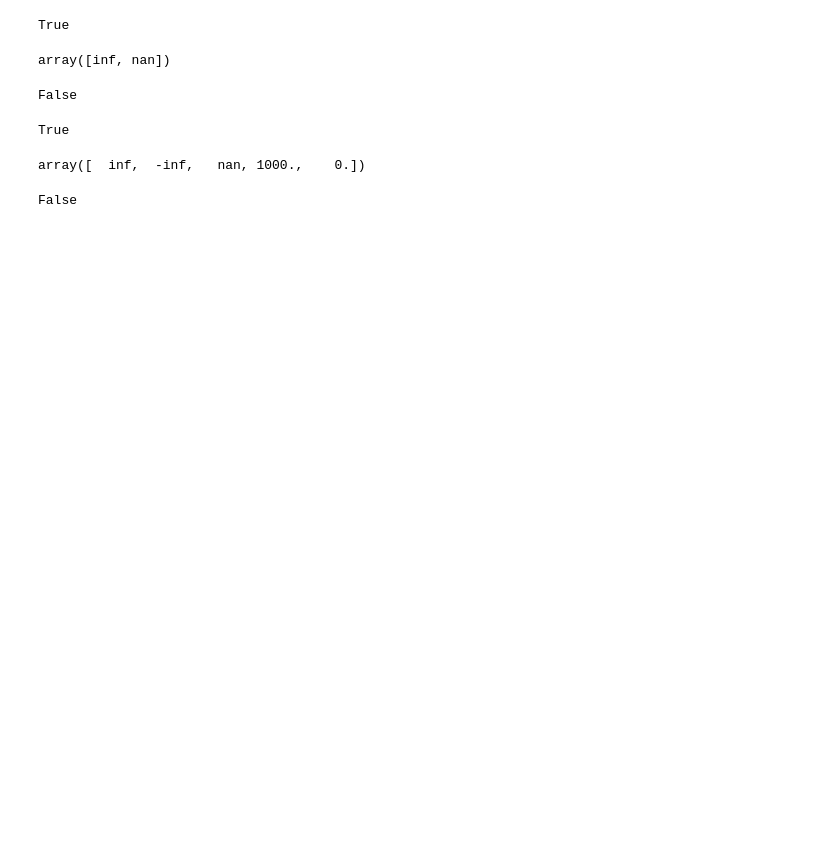
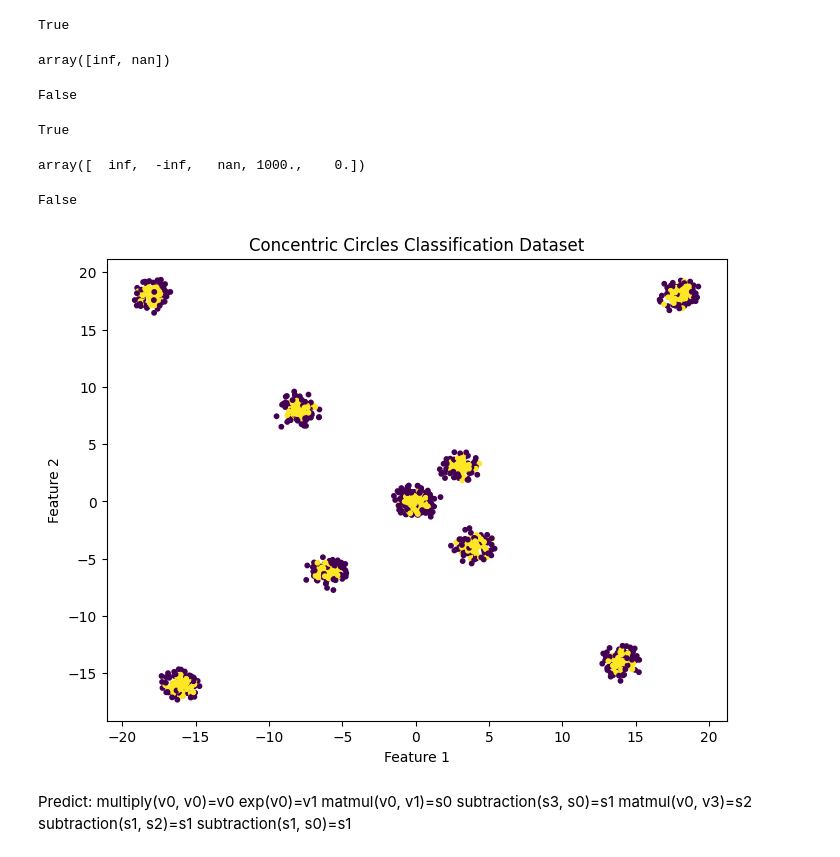
Before and after one commit to mikhmed-nabiev/IB-in-model-selection, a Jupyter notebook: notebooks/datasets.ipynb, the cells around one changed output. Drawn from its saved outputs; the diff is of its cells as text; code cells hidden in the pictures; blank space fills up the shorter version.

```diff
--- a/notebooks/datasets.ipynb
+++ b/notebooks/datasets.ipynb
@@ -196,0 +268,24 @@ False
+# %%
+import matplotlib.pyplot as plt
+plt.figure(figsize=(8, 6))
+
+for dataset in datasets:
+  X_train = dataset[:,:-1]
+  y_train = dataset[:, -1]
+  plt.scatter(X_train[:, 0], X_train[:, 1], c=y_train, s=10)
+
+plt.title('Concentric Circles Classification Dataset')
+plt.xlabel('Feature 1')
+plt.ylabel('Feature 2')
+plt.show()
+# %% [output]
+[figure, added]
+# %% [markdown]
+Predict:
+	multiply(v0, v0)=v0
+	exp(v0)=v1
+	matmul(v0, v1)=s0
+	subtraction(s3, s0)=s1
+	matmul(v0, v3)=s2
+	subtraction(s1, s2)=s1
+	subtraction(s1, s0)=s1
```
Also changed, not shown: parts of 4 cells of this notebook, 11 other files.
